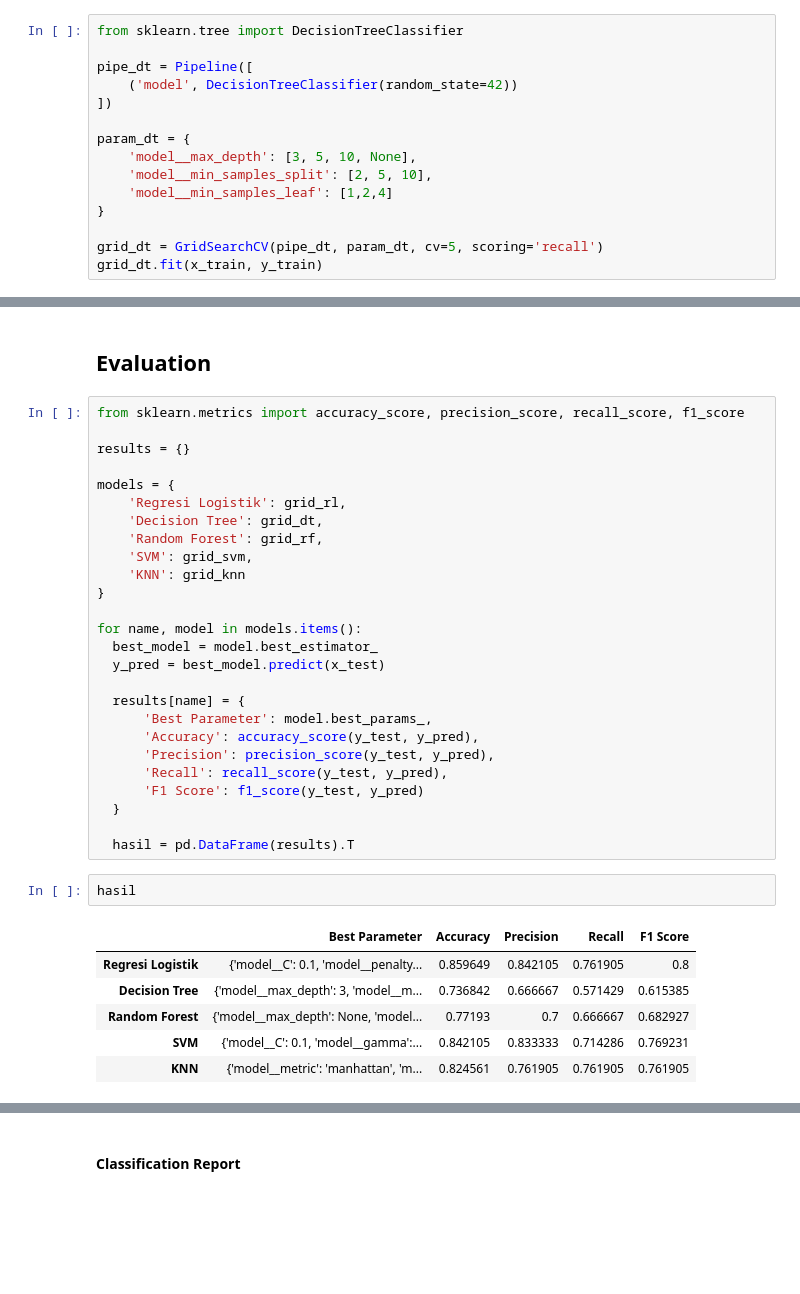
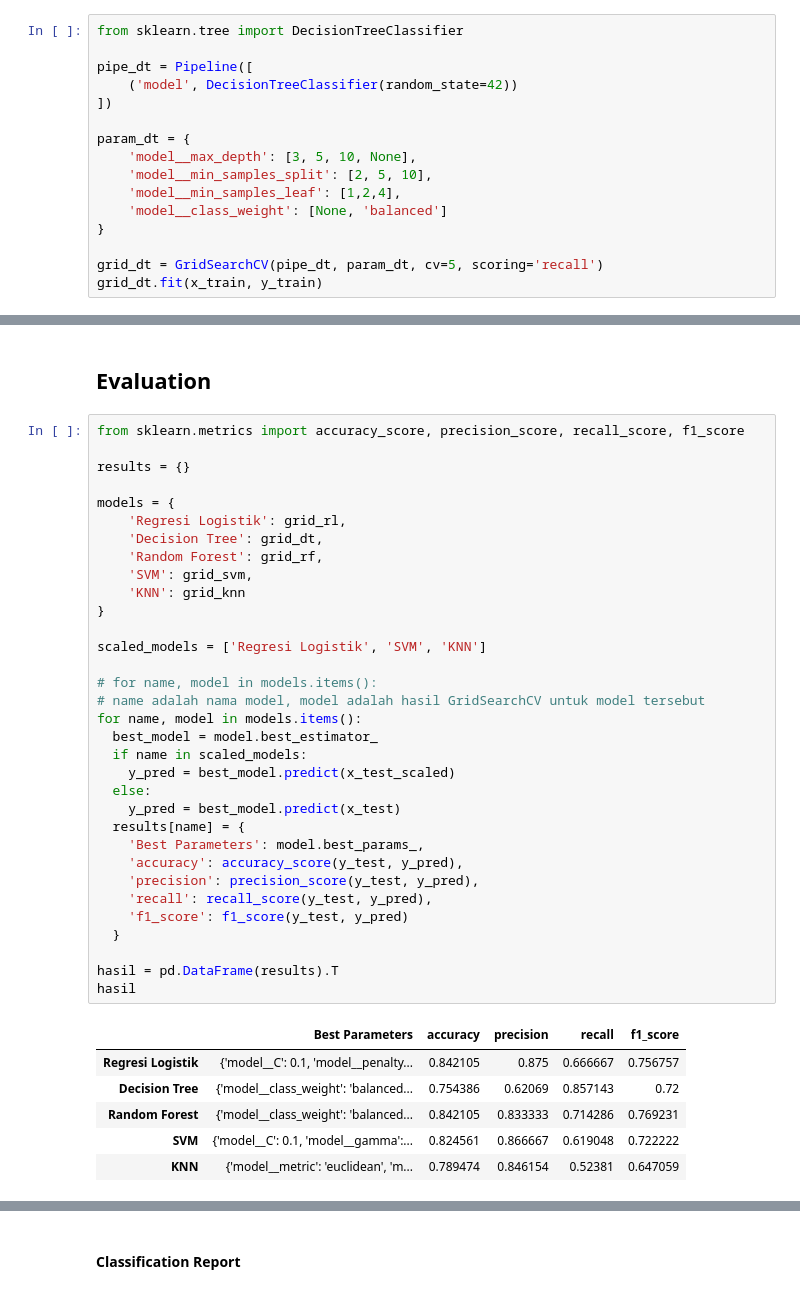
Before and after one commit to zar12321/HeartDiseaseRiskPrediction-Classification-MLComparison-JupyterNotebook, a Jupyter notebook: HeartDiseaseRiskPrediction-Classification-ModelComparison-JupyterNotebook.ipynb, the cells around one changed output, grey strips where cells are left out. Saved outputs shown, nothing was run; the diff lists cells and outputs as text; blank space fills up the shorter version.

```diff
--- a/HeartDiseaseRiskPrediction-Classification-ModelComparison-JupyterNotebook.ipynb
+++ b/HeartDiseaseRiskPrediction-Classification-ModelComparison-JupyterNotebook.ipynb
@@ -444,7 +525,8 @@ pipe_dt = Pipeline([
 param_dt = {
     'model__max_depth': [3, 5, 10, None],
     'model__min_samples_split': [2, 5, 10],
-    'model__min_samples_leaf': [1,2,4]
+    'model__min_samples_leaf': [1,2,4],
+    'model__class_weight': [None, 'balanced']
 }
 
 grid_dt = GridSearchCV(pipe_dt, param_dt, cv=5, scoring='recall')
@@ -541,36 +626,41 @@ GridSearchCV(cv=5,
 # %%
 from sklearn.metrics import accuracy_score, precision_score, recall_score, f1_score
 
 results = {}
 
 models = {
     'Regresi Logistik': grid_rl,
     'Decision Tree': grid_dt,
     'Random Forest': grid_rf,
     'SVM': grid_svm,
     'KNN': grid_knn
 }
 
+scaled_models = ['Regresi Logistik', 'SVM', 'KNN']
+
+# for name, model in models.items():
+# name adalah nama model, model adalah hasil GridSearchCV untuk model tersebut
 for name, model in models.items():
   best_model = model.best_estimator_
-  y_pred = best_model.predict(x_test)
-
+  if name in scaled_models:
+    y_pred = best_model.predict(x_test_scaled)
+  else:
+    y_pred = best_model.predict(x_test)
   results[name] = {
-      'Best Parameter': model.best_params_,
-      'Accuracy': accuracy_score(y_test, y_pred),
-      'Precision': precision_score(y_test, y_pred),
-      'Recall': recall_score(y_test, y_pred),
-      'F1 Score': f1_score(y_test, y_pred)
+    'Best Parameters': model.best_params_,
+    'accuracy': accuracy_score(y_test, y_pred),
+    'precision': precision_score(y_test, y_pred),
+    'recall': recall_score(y_test, y_pred),
+    'f1_score': f1_score(y_test, y_pred)
   }
 
-  hasil = pd.DataFrame(results).T
+hasil = pd.DataFrame(results).T
+hasil
+# %% [output]
+|  | Best Parameters | accuracy | precision | recall | f1_score |
+| Regresi Logistik | {'model__C': 0.1, 'model__penalty... | 0.842105 | 0.875 | 0.666667 | 0.756757 |
+| Decision Tree | {'model__class_weight': 'balanced... | 0.754386 | 0.62069 | 0.857143 | 0.72 |
+| Random Forest | {'model__class_weight': 'balanced... | 0.842105 | 0.833333 | 0.714286 | 0.769231 |
+| SVM | {'model__C': 0.1, 'model__gamma':... | 0.824561 | 0.866667 | 0.619048 | 0.722222 |
+| KNN | {'model__metric': 'euclidean', 'm... | 0.789474 | 0.846154 | 0.52381 | 0.647059 |
-# %%
-hasil
-# %% [output]
-|  | Best Parameter | Accuracy | Precision | Recall | F1 Score |
-| Regresi Logistik | {'model__C': 0.1, 'model__penalty... | 0.859649 | 0.842105 | 0.761905 | 0.8 |
-| Decision Tree | {'model__max_depth': 3, 'model__m... | 0.736842 | 0.666667 | 0.571429 | 0.615385 |
-| Random Forest | {'model__max_depth': None, 'model... | 0.77193 | 0.7 | 0.666667 | 0.682927 |
-| SVM | {'model__C': 0.1, 'model__gamma':... | 0.842105 | 0.833333 | 0.714286 | 0.769231 |
-| KNN | {'model__metric': 'manhattan', 'm... | 0.824561 | 0.761905 | 0.761905 | 0.761905 |
 # %% [markdown]
```
Also changed, not shown: parts of 52 cells of this notebook.
